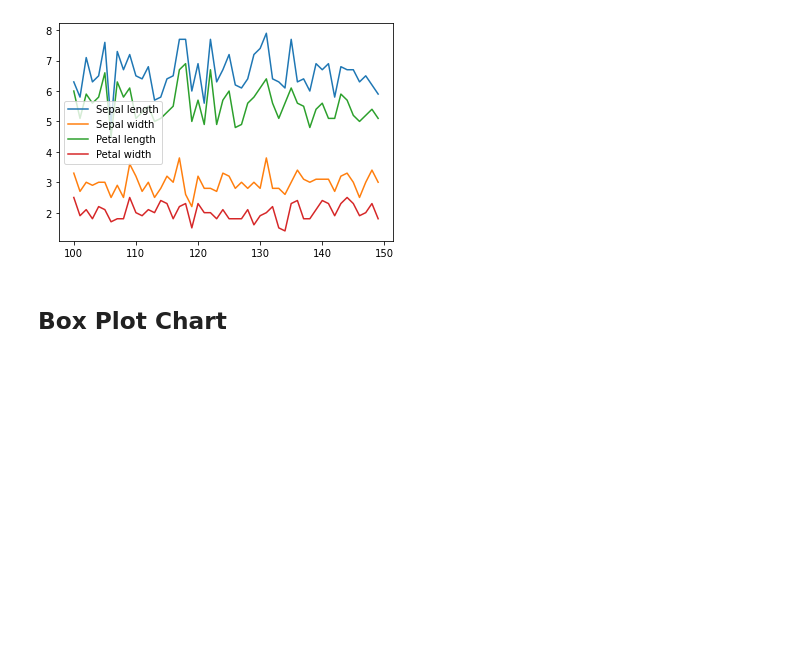
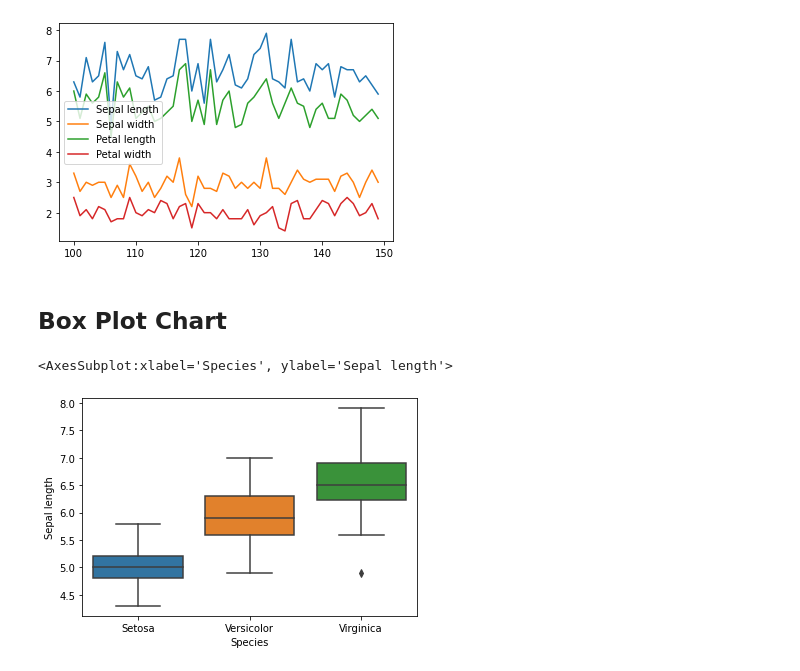
Before and after one commit to syedirfanx/data-comprehension, a Jupyter notebook: data-comprehension-using-python.ipynb, the cells around one changed output. Cells and saved outputs as stored; diff of their text form; code cells hidden in the pictures; blank space fills up the shorter version.

Commit message:
Update data comprehension

```diff
--- a/data-comprehension-using-python.ipynb
+++ b/data-comprehension-using-python.ipynb
@@ -169,3 +170,8 @@ data[data.Species == 'Virginica'].plot()
 [figure]
 # %% [markdown]
 ## Box Plot Chart
+# %%
+sns.boxplot( x=data['Species'], y=data["Sepal length"] )
+# %% [output]
+<AxesSubplot:xlabel='Species', ylabel='Sepal length'>
+[figure, added]
```
Also changed, not shown: parts of 2 cells of this notebook.
